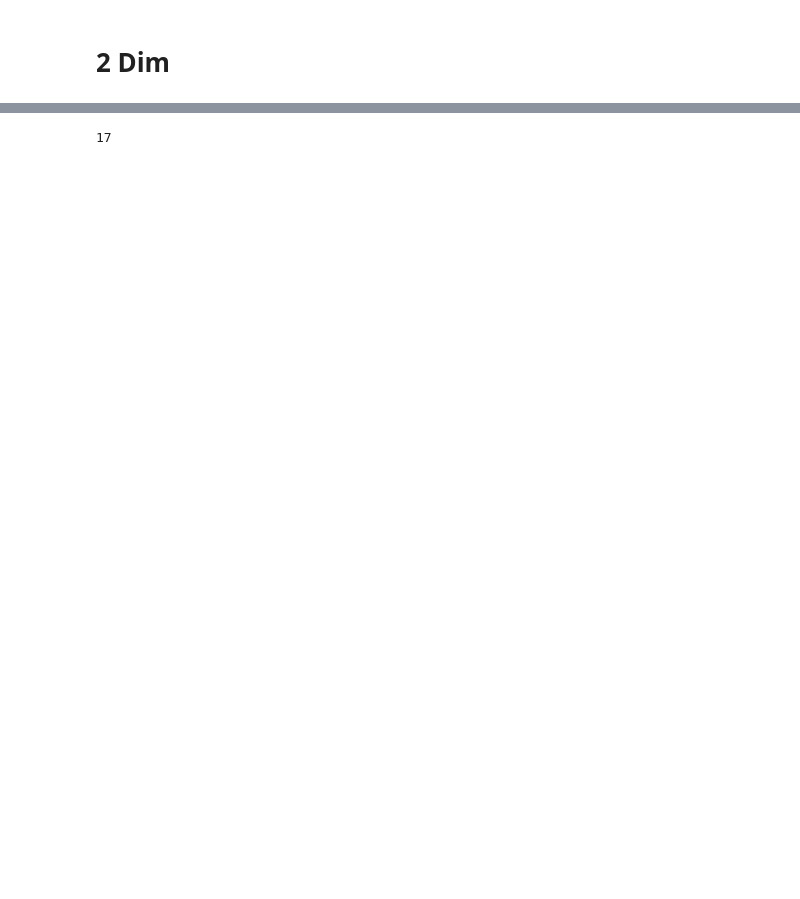
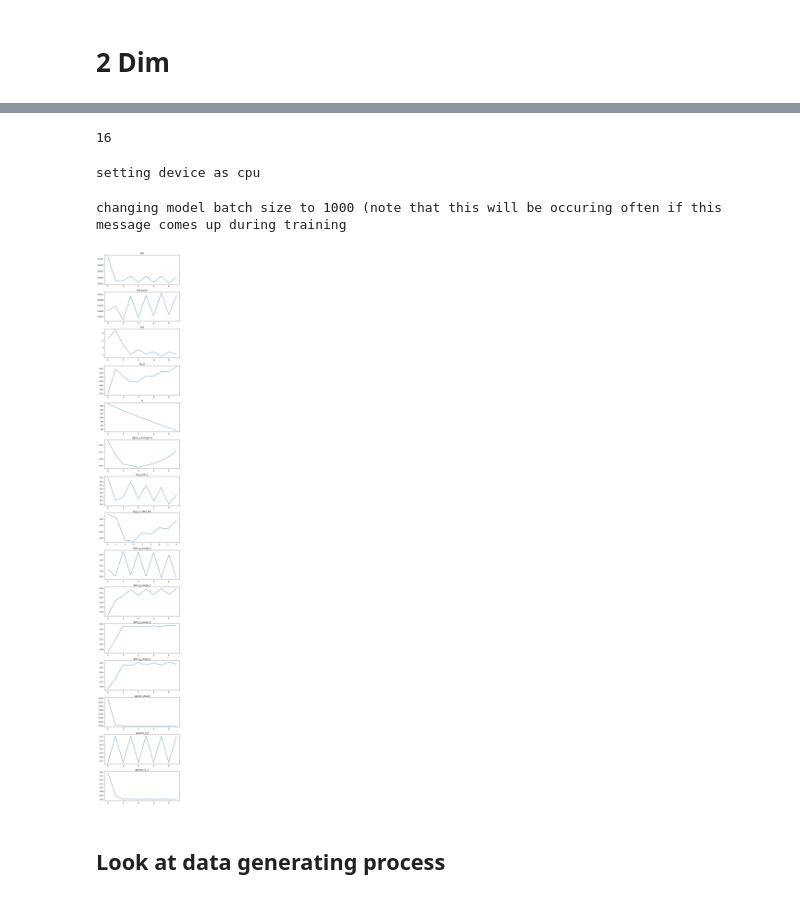
Before and after one commit to lollcat/FAB-2021, a Jupyter notebook: Notebooks/BNNs.ipynb, the cells around one changed output, grey strips where cells are left out. Cells and saved outputs as stored; diff of their text form; code cells hidden in the pictures; blank space fills up the shorter version.

```diff
--- a/Notebooks/BNNs.ipynb
+++ b/Notebooks/BNNs.ipynb
@@ -44,6 +68,6 @@ plt.show()
 # %%
-posterior_bnn = FastPosteriorBNN(n_datapoints=10, x_dim=2, y_dim=2, n_hidden_layers=1, layer_width=3,
+target = FastPosteriorBNN(n_datapoints=2, x_dim=1, y_dim=1, n_hidden_layers=1, layer_width=5,
                              fixed_variance=True)
-print(posterior_bnn.model.n_parameters)
+print(target.model.n_parameters)
 # %% [output]
-17
+16
@@ -53,0 +74,20 @@ for _ in range(5):
+# %%
+dim = target.n_parameters
+# %%
+learnt_sampler = FlowModel(x_dim=dim, scaling_factor=3.0, flow_type=flow_type, n_flow_steps=n_flow_steps)
+tester = AIS_trainer(target, learnt_sampler, n_distributions=6, n_steps_transition_operator=2,
+                     step_size=step_size, train_AIS_params=False, loss_type=False,  # "DReG",
+                     transition_operator="HMC", learnt_dist_kwargs={"lr": 5e-4},
+                     loss_type_2="alpha_2")
+# %% [output]
+setting device as cpu
+# %%
+history = tester.train(epochs, batch_size=batch_size)
+# %% [output]
+changing model batch size to 1000 (note that this will be occuring often if this message comes up during training
+# %%
+plot_history(history)
+# %% [output]
+[figure, added]
+# %% [markdown]
+## Look at data generating process
```
Also changed, not shown: parts of 15 cells of this notebook, 2 other files.
